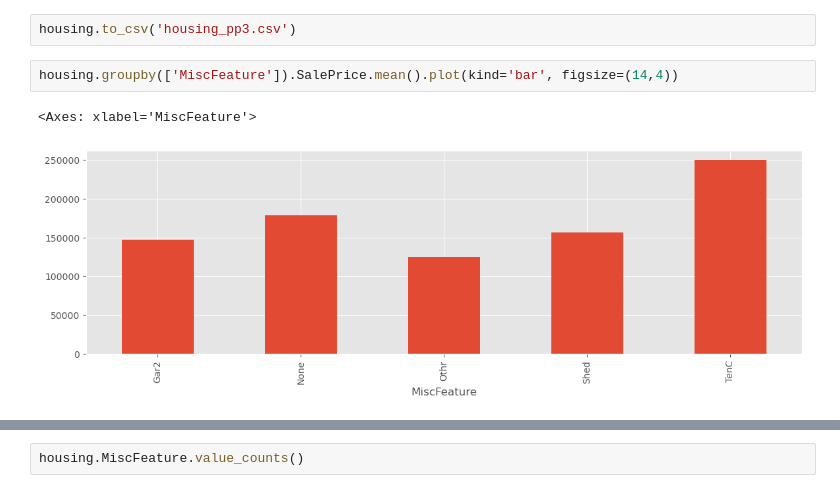
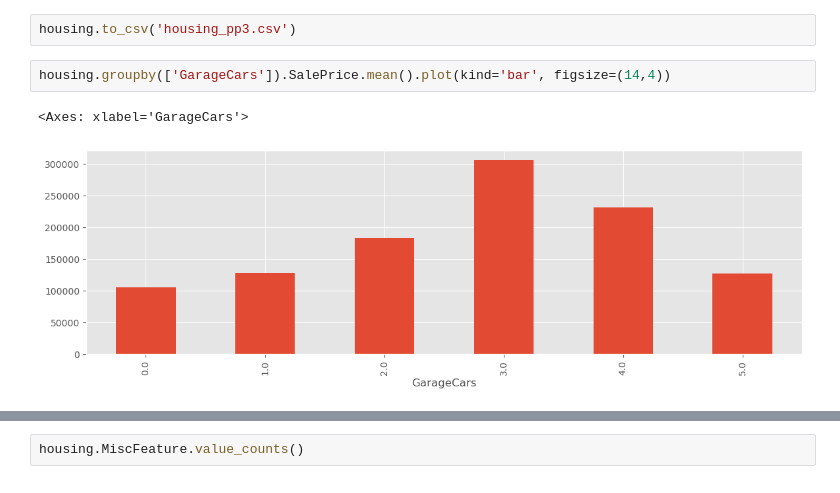
Before and after one commit to Na-ta-lie/Ames-Price-Prediction, a Jupyter notebook: preprocessing.ipynb, the cells around one changed output, grey strips where cells are left out. Saved outputs shown, nothing was run; the diff lists cells and outputs as text.

```diff
--- a/preprocessing.ipynb
+++ b/preprocessing.ipynb
@@ -141,7 +141,7 @@ housing['Bathrooms'] = housing.BsmtFullBath + housing.BsmtHalfBath + housing.Ful
 # %%
 housing.to_csv('housing_pp3.csv')
 # %%
-housing.groupby(['MiscFeature']).SalePrice.mean().plot(kind='bar', figsize=(14,4))
+housing.groupby(['GarageCars']).SalePrice.mean().plot(kind='bar', figsize=(14,4))
 # %% [output]
-<Axes: xlabel='MiscFeature'>
+<Axes: xlabel='GarageCars'>
-[figure, old version]
+[figure, new version]
```
Also changed, not shown: parts of 3 cells of this notebook, 2 other files.
